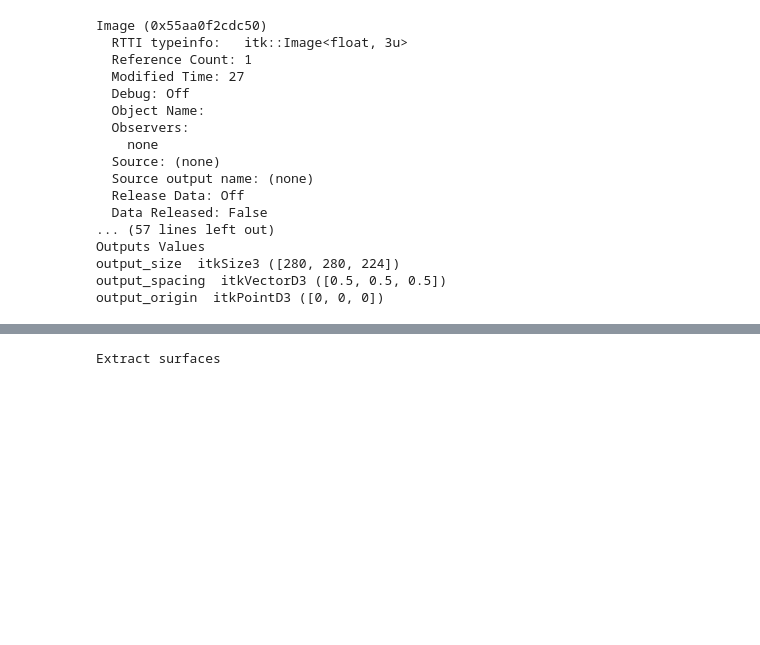
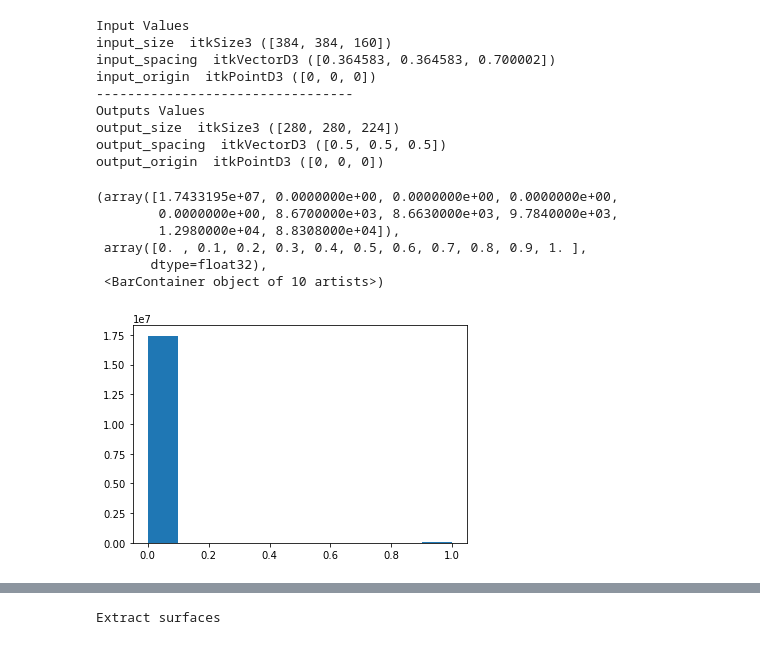
Before and after one commit to PranjalSahu/OAI_analysis, a Jupyter notebook: oai_analysis.ipynb, the cells around one changed output, grey strips where cells are left out. Cells and saved outputs as stored; diff of their text form; code cells hidden in the pictures; blank space fills up the shorter version.

```diff
--- a/oai_analysis.ipynb
+++ b/oai_analysis.ipynb
@@ -540,7 +540,7 @@ basepath = '/media/pranjal.sahu/cde12877-34df-449d-8202-07ba08ef2e6e/OLD/DATASET
 img = itk.imread(basepath + 'FC_probmap.nii.gz')
 input_image = img.astype(itk.F)
 
-print(input_image)
+#print(input_image)
 
 input_size = itk.size(input_image)
 input_spacing = itk.spacing(input_image)
@@ -607,20 +607,23 @@ print('output_size ', output_size)
 print('output_spacing ', output_spacing)
 print('output_origin ', output_origin)
 # %% [output]
-Image (0x55aa0f2cdc50)
-  RTTI typeinfo:   itk::Image<float, 3u>
-  Reference Count: 1
-  Modified Time: 27
-  Debug: Off
-  Object Name:
-  Observers:
-    none
-  Source: (none)
-  Source output name: (none)
-  Release Data: Off
-  Data Released: False
-... (57 lines left out)
+Input Values
+input_size  itkSize3 ([384, 384, 160])
+input_spacing  itkVectorD3 ([0.364583, 0.364583, 0.700002])
+input_origin  itkPointD3 ([0, 0, 0])
+---------------------------------
 Outputs Values
 output_size  itkSize3 ([280, 280, 224])
 output_spacing  itkVectorD3 ([0.5, 0.5, 0.5])
 output_origin  itkPointD3 ([0, 0, 0])
+# %%
+arr2 = np.array(current_image)
+plt.hist(arr2.flatten())
+# %% [output]
+(array([1.7433195e+07, 0.0000000e+00, 0.0000000e+00, 0.0000000e+00,
+        0.0000000e+00, 8.6700000e+03, 8.6630000e+03, 9.7840000e+03,
+        1.2980000e+04, 8.8308000e+04]),
+ array([0. , 0.1, 0.2, 0.3, 0.4, 0.5, 0.6, 0.7, 0.8, 0.9, 1. ],
+       dtype=float32),
+ <BarContainer object of 10 artists>)
+[figure, added]
```
Also changed, not shown: parts of 10 cells of this notebook.
